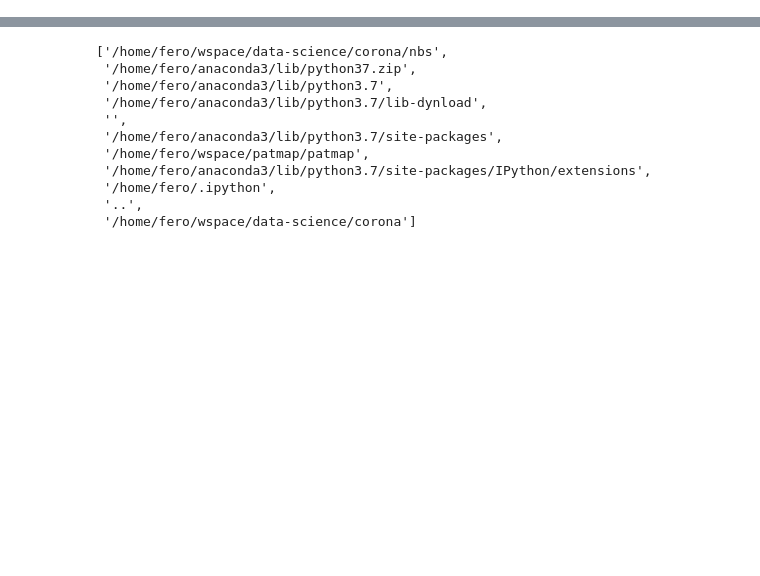
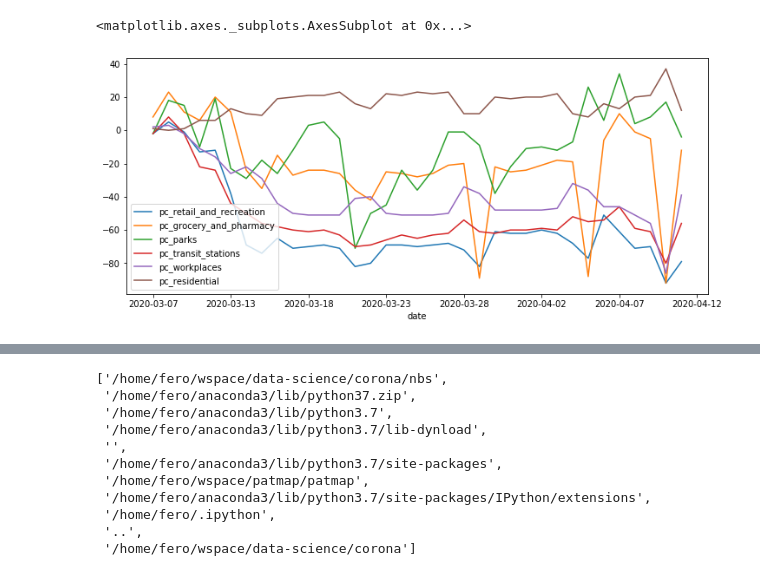
Before and after one commit to silverfield/corona-vis, a Jupyter notebook: nbs/explore-mobility.ipynb, the cells around one changed output, grey strips where cells are left out. Saved outputs shown, nothing was run; the diff lists cells and outputs as text; code cells hidden in the pictures; blank space fills up the shorter version.

Commit message:
country picker

```diff
--- a/nbs/explore-mobility.ipynb
+++ b/nbs/explore-mobility.ipynb
@@ -7,3 +9,6 @@ sys.path.append('/home/fero/wspace/data-science/corona')
 # %%
 import procdata
 import pandas as pd
+# %%
+df = procdata.get_final_df()
+df.head()
@@ -10,3 +22,9 @@ import pandas as pd
+# %%
+pc_cols = [c for c in df.columns if c.startswith('pc_')]
+df[df['country'] == 'Slovakia'].set_index('date').sort_index()[pc_cols].plot(figsize=(12,5 ))
+# %% [output]
+<matplotlib.axes._subplots.AxesSubplot at 0x...>
+[figure, added]
 # %%
 covid_df = procdata.get_covid_df()
 # %%
```
Also changed, not shown: parts of 2 cells of this notebook, 7 other files.
